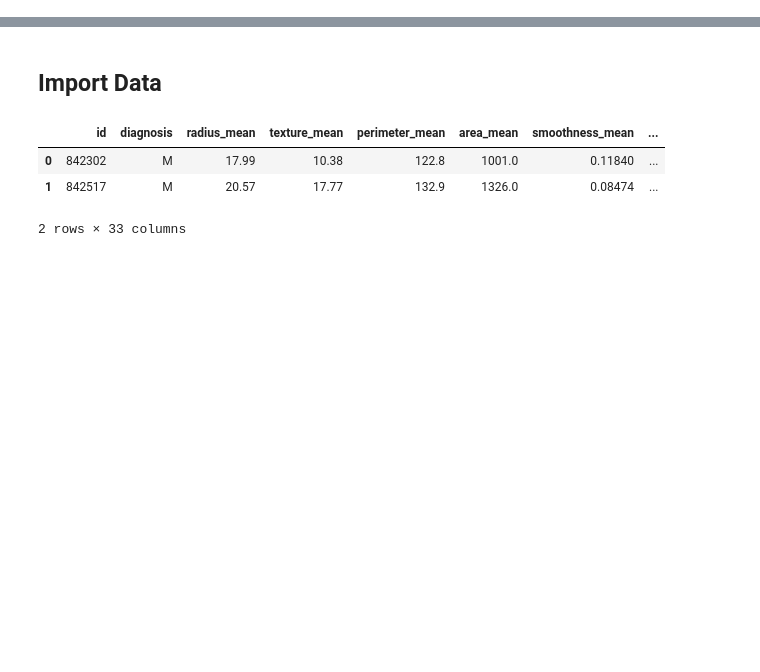
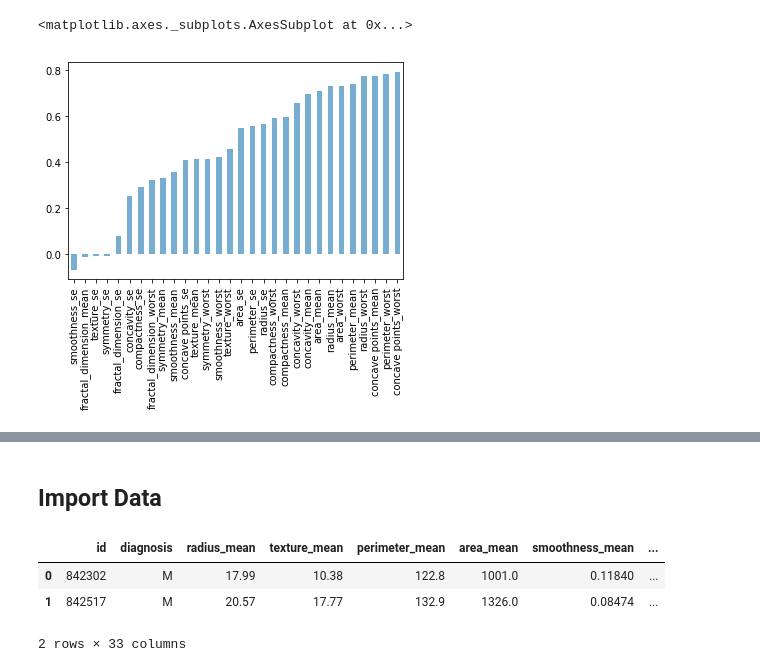
Before and after one commit to datalater/snufira-machine-learning, a Jupyter notebook: paper/code/main.ipynb, the cells around one changed output, grey strips where cells are left out. Cells and saved outputs as stored; diff of their text form; code cells hidden in the pictures; blank space fills up the shorter version.

```diff
--- a/paper/code/main.ipynb
+++ b/paper/code/main.ipynb
@@ -0,0 +67,3 @@
+# %%
+df = pd.read_csv("data/data.csv", header=0)    # here header 0 means the 0 th row is our coloumn
+                                                # header in data
@@ -0,0 +80,6 @@
+# %%
+# Remove unnecessary columns
+df.drop('id',axis=1,inplace=True)
+df.drop('Unnamed: 32',axis=1,inplace=True)
+# %%
+df['diagnosis']=df['diagnosis'].map({'M':1,'B':0})
@@ -0,0 +177,9 @@
+# %%
+# Observe correlation to the diagnosis
+tst = df.corr()['diagnosis'].copy()
+tst = tst.drop('diagnosis')
+tst.sort_values(inplace=True)
+tst.plot(kind='bar', alpha=0.6)
+# %% [output]
+<matplotlib.axes._subplots.AxesSubplot at 0x...>
+[figure, added]
```
Also changed, not shown: parts of 38 cells of this notebook, 1 other file.
